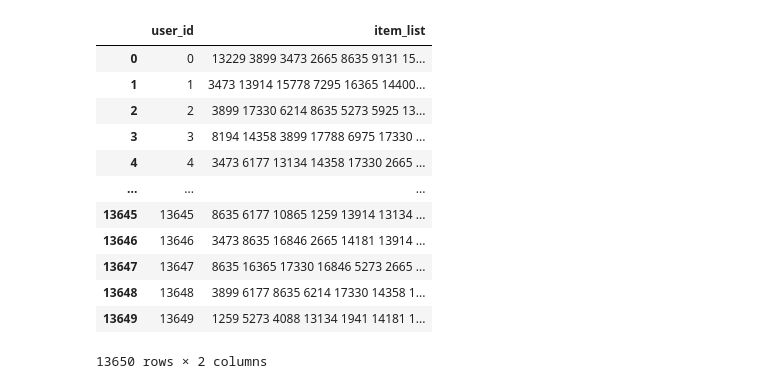
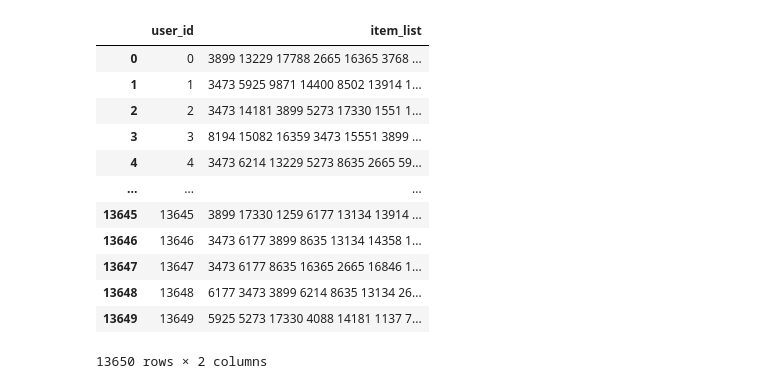
Before and after one commit to davidemerli/recsys-2021, a Jupyter notebook: cf.ipynb, the cells around one changed output. Cells and saved outputs as stored; diff of their text form; code cells hidden in the pictures.

```diff
--- a/cf.ipynb
+++ b/cf.ipynb
@@ -9,13 +9,2 @@ from Data_manager.Movielens.Movielens10MReader import Movielens10MReader
 from Evaluation.Evaluator import EvaluatorHoldout
 from Data_manager.split_functions.split_train_validation_random_holdout import split_train_in_two_percentage_global_sample
-# %%
-def load_URM(file_path):
-
-    data = pd.read_csv(file_path)
-
-
-    user_list = data['row'].tolist()
-    item_list = data['col'].tolist()
-    rating_list = data['data'].tolist()
-
-    return sps.coo_matrix((rating_list, (user_list, item_list))).tocsr()
@@ -21,0 +13,5 @@ def load_URM(file_path):
+# %%
+df = pd.read_csv('input/data_train.csv')
+n_interactions = len(df)
+n_users = len(df['row'].unique())
+n_items = len(df['col'].unique())
@@ -162,4 +133,5 @@ pyplot.show()
 # %%
+from Recommenders.KNN.ItemKNNCFRecommender import ItemKNNCFRecommender
 recommender = ItemKNNCFRecommender(URM_train)
-recommender.fit(shrink=5.0, topK=700)
+recommender.fit(shrink=0.0, topK=700)
 # %% [output]
@@ -167,26 +141,26 @@ Similarity column 18059 (100.0%), 1302.66 column/sec. Elapsed time 13.86 sec
 # %%
 import pandas as pd
 from tqdm import tqdm
 submission = pd.DataFrame(columns=['user_id', 'item_list'])
 
-for i in tqdm(range(13650), desc="getting recommendations"):
+for i in tqdm(range(n_users), desc="getting recommendations"):
     item_list = recommender.recommend(i, 10)
     submission.loc[i] = [i, ' '.join([str(i) for i in item_list])]
 
 submission
 # %% [output]
 |  | user_id | item_list |
-| 0 | 0 | 13229 3899 3473 2665 8635 9131 15... |
-| 1 | 1 | 3473 13914 15778 7295 16365 14400... |
-| 2 | 2 | 3899 17330 6214 8635 5273 5925 13... |
-| 3 | 3 | 8194 14358 3899 17788 6975 17330 ... |
-| 4 | 4 | 3473 6177 13134 14358 17330 2665 ... |
+| 0 | 0 | 3899 13229 17788 2665 16365 3768 ... |
+| 1 | 1 | 3473 5925 9871 14400 8502 13914 1... |
+| 2 | 2 | 3473 14181 3899 5273 17330 1551 1... |
+| 3 | 3 | 8194 15082 16359 3473 15551 3899 ... |
+| 4 | 4 | 3473 6214 13229 5273 8635 2665 59... |
 | ... | ... | ... |
-| 13645 | 13645 | 8635 6177 10865 1259 13914 13134 ... |
-| 13646 | 13646 | 3473 8635 16846 2665 14181 13914 ... |
-| 13647 | 13647 | 8635 16365 17330 16846 5273 2665 ... |
-| 13648 | 13648 | 3899 6177 8635 6214 17330 14358 1... |
-| 13649 | 13649 | 1259 5273 4088 13134 1941 14181 1... |
+| 13645 | 13645 | 3899 17330 1259 6177 13134 13914 ... |
+| 13646 | 13646 | 3473 6177 3899 8635 13134 14358 1... |
+| 13647 | 13647 | 3473 6177 8635 16365 2665 16846 1... |
+| 13648 | 13648 | 6177 3473 3899 6214 8635 13134 26... |
+| 13649 | 13649 | 5925 5273 17330 4088 14181 1137 7... |
 13650 rows × 2 columns
 # %%
 from datetime import datetime
```
Also changed, not shown: parts of 19 cells of this notebook, 2 other files.
